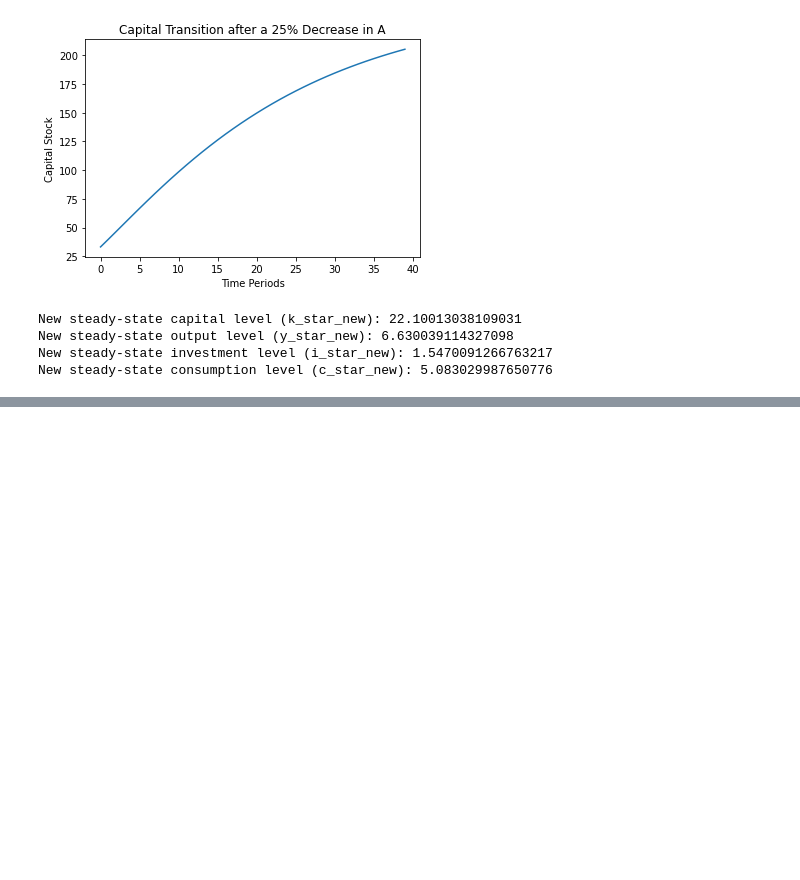
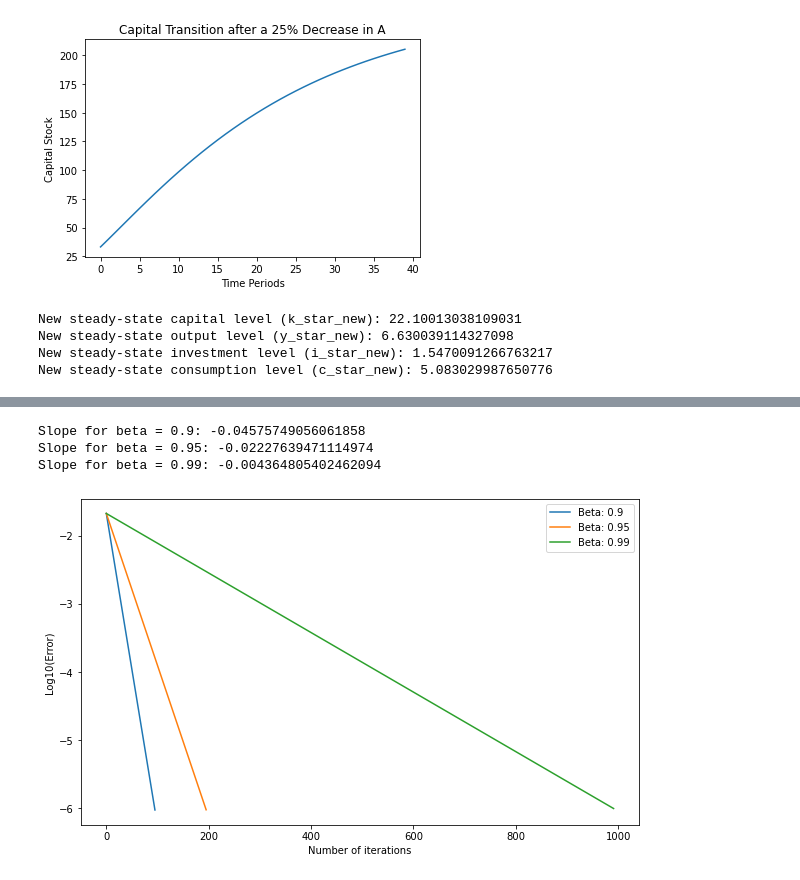
Before and after one commit to ArifShahrin/B162404, a Jupyter notebook: B162404_ ver 1.ipynb, the cells around one changed output, grey strips where cells are left out. Saved outputs shown, nothing was run; the diff lists cells and outputs as text; code cells hidden in the pictures; blank space fills up the shorter version.

```diff
--- a/B162404_ ver 1.ipynb
+++ b/B162404_ ver 1.ipynb
@@ -583,0 +612,63 @@ New steady-state consumption level (c_star_new): 5.083029987650776
+# %%
+import numpy as np
+import matplotlib.pyplot as plt
+
+# Parameters
+sigma = 2.5
+betas = [0.9, 0.95, 0.99]
+tol = 1e-6
+max_iter = 1000
+
+# Set up a grid for x
+x_min, x_max, n_points = 1e-4, 10, 50
+x_grid = np.linspace(x_min, x_max, n_points)
+
+# Utility function
+def u(c):
+    return c**(1 - sigma) / (1 - sigma)
+
+# Value function iteration
+def value_function_iteration(beta):
+    v_old = np.zeros(n_points)
+    v_new = np.zeros(n_points)
+    errors = []
+
+    for iteration in range(max_iter):
+        c_choices = np.linspace(1e-4, x_max, n_points)  # Consumption choices
+        c_grid = c_choices.reshape(1, n_points)
+        x_grid_2d = x_grid.reshape(n_points, 1)
+
+        x_next = 1 + x_grid_2d - c_grid
+        v_next_interp = np.interp(x_next, x_grid, v_old)  # Interpolate to find v(x') off the grid
+        v_new = np.max(u(c_grid) + beta * v_next_interp, axis=1)
+
+        error = np.max(np.abs(v_new - v_old))
+        errors.append(np.log10(error))
+        if error < tol:
+            break
+
+        v_old = np.copy(v_new)
+
+    return errors
+
+# Solve the problem for three different values of beta
+errors_beta = {}
+for beta in betas:
+    errors_beta[beta] = value_function_iteration(beta)
+
+# Plot the log errors against the number of iterations
+plt.figure(figsize=(10, 6))
+for beta, errors in errors_beta.items():
+    plt.plot(errors, label=f'Beta: {beta}')
+    slope = (errors[-1] - errors[0]) / (len(errors) - 1)
+    print(f'Slope for beta = {beta}: {slope}')
+
+plt.xlabel('Number of iterations')
+plt.ylabel('Log10(Error)')
+plt.legend()
+plt.show()
+# %% [output]
+Slope for beta = 0.9: -0.04575749056061858
+Slope for beta = 0.95: -0.02227639471114974
+Slope for beta = 0.99: -0.004364805402462094
+[figure, added]
```
Also changed, not shown: parts of 5 cells of this notebook.
